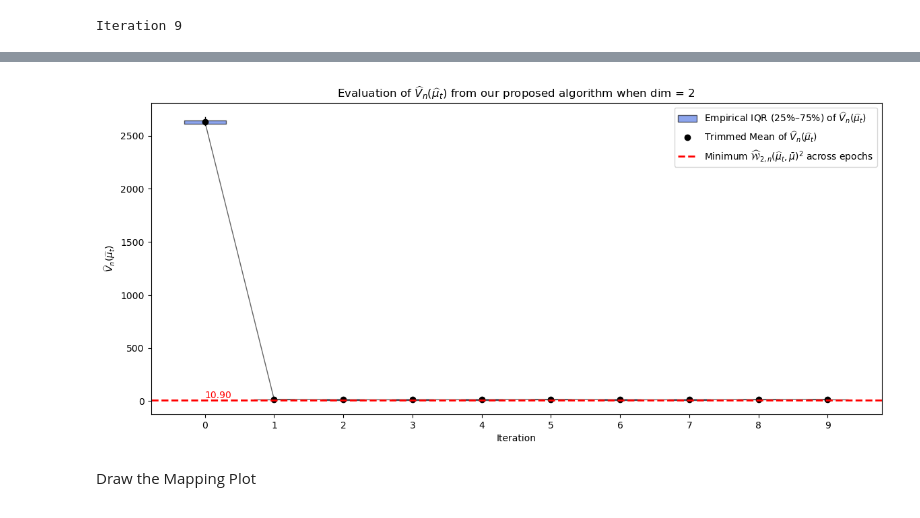
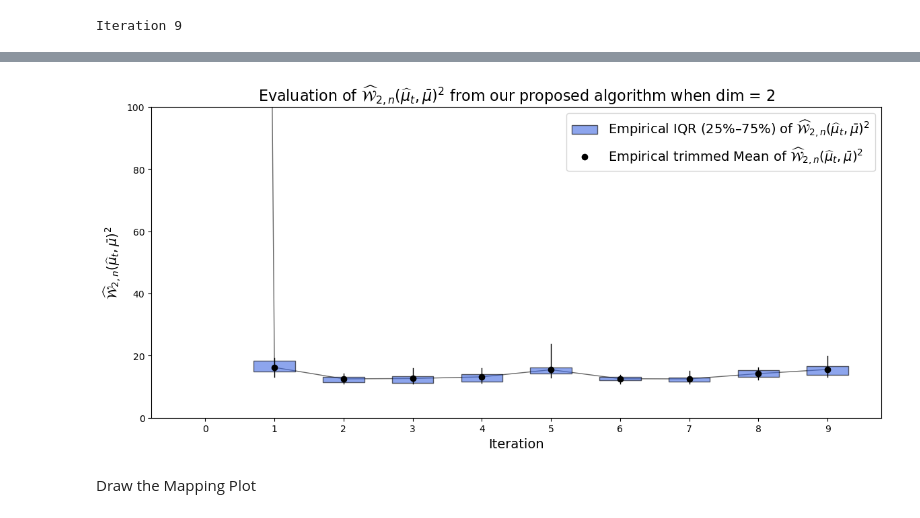
Before and after one commit to CHENZeyi1101/WB_Algo, a Jupyter notebook: Stochastic_FP/Notebooks/plot_manipulate_dim2.ipynb, the cells around one changed output, grey strips where cells are left out. Drawn from its saved outputs; the diff is of its cells as text; code cells hidden in the pictures.

```diff
--- a/Stochastic_FP/Notebooks/plot_manipulate_dim2.ipynb
+++ b/Stochastic_FP/Notebooks/plot_manipulate_dim2.ipynb
@@ -235,5 +380,0 @@ True V value: 5411.624586054706 [5299.090330435885, 5507.67100744824]
-# %%
-with open(f"{V_value_dir}/V_values_iter_0.pkl", "rb") as V_values_file:
-        V_values_iter = pickle.load(V_values_file)
-
-V_values_iter
@@ -294,20 +414,21 @@ for iter in range(10):
                     label=label)
 
     # Draw trimmed mean
-    plt.plot(iter, trimmed_mean, 'o', color='black', markersize=6, label=r'Trimmed Mean of $\widehat{V}_n(\widehat{\mu}_t)$' if iter == 0 else "")
+    plt.plot(iter, trimmed_mean, 'o', color='black', markersize=6, label=r'Empirical trimmed mean of $\widehat{V}_n(\widehat{\mu}_t)$' if iter == 0 else "")
     trimmed_means.append(trimmed_mean)
 
 # Draw true V value
-plt.axhline(mean_true_V_dim2, color='red', linestyle='--', linewidth=2, label='True V Value')
+# plt.ylim(5000, 6000)
+plt.axhline(mean_true_V_dim2, color='red', linestyle='--', linewidth=2, label=r'Empirical trimmed mean of $\widehat{V}_n(\bar{\mu})$')
 plt.plot(range(10), trimmed_means,
          color='black', linestyle='-', linewidth=1, alpha=0.6, zorder=0)
-plt.axhspan(lb_dim2, ub_dim2, color='green', alpha=0.1, label=r'Empirical 90% central interval of $\widehat{V}_n(\bar{\mu})$')
+plt.axhspan(lb_dim2, ub_dim2, color='green', alpha=0.1, label=r'Empirical IQR (25%–75%) of $\widehat{V}_n(\bar{\mu})$')
 plt.xticks(ticks=range(10), labels=range(10))
 
-plt.xlabel('Iteration')
-plt.ylabel(r"$\widehat{V}_n(\widehat{\mu}_t)$")
-plt.title(r"Evaluation of $\widehat{V}_n(\widehat{\mu}_t)$ from our proposed algorithm when dim = 2")
-plt.legend()
+plt.xlabel('Iteration', fontsize=14)
+plt.ylabel(r"$\widehat{V}_n(\widehat{\mu}_t)$", fontsize=14)
+plt.title(r"Evaluation of $\widehat{V}_n(\widehat{\mu}_t)$ from our proposed algorithm when dim = 2", fontsize=16)
+plt.legend(fontsize=14)
 plt.savefig(f"{result_path}/V_values_convergence_SFP.png")
 plt.show()
 # %% [output]
@@ -335,46 +511,47 @@ for iter in range(10):
     max_val = np.max(trimmed_vals)
     all_values.append(trimmed_vals)
 
     box_width = 0.6
 
     # Draw "whiskers" from min to max
     plt.plot([iter, iter], [min_val, max_val], color='black', linewidth=1)
 
     # Only label the first box so legend doesn't repeat
-    label = r'Empirical IQR (25%–75%) of $\widehat{V}_n(\widehat{\mu}_t)$' if iter == 0 else None
+    label = r'Empirical IQR (25%–75%) of $\widehat{\mathcal{W}}_{2, n}(\widehat{\mu}_t, \bar{\mu})^2$' if iter == 0 else None
 
     plt.fill_between([iter - box_width/2, iter + box_width/2],
                     lower_quantile, upper_quantile,
                     color='royalblue', alpha=0.6,
                     edgecolor='black', linewidth=1,
                     label=label)
 
     # Draw trimmed mean
-    plt.plot(iter, trimmed_mean, 'o', color='black', markersize=6, label=r'Trimmed Mean of $\widehat{V}_n(\widehat{\mu}_t)$' if iter == 0 else "")
+    plt.plot(iter, trimmed_mean, 'o', color='black', markersize=6, label=r'Empirical trimmed Mean of $\widehat{\mathcal{W}}_{2, n}(\widehat{\mu}_t, \bar{\mu})^2$' if iter == 0 else "")
     trimmed_means.append(trimmed_mean)
 
 min_achieved = np.min([np.min(vals) for vals in all_values])
 # Draw true V value
 # plt.axhline(mean_true_V_dim2, color='red', linestyle='--', linewidth=2, label='True V Value')
-plt.axhline(min_achieved, color='red', linestyle='--', linewidth=2,
-            label=r'Minimum $\widehat{\mathcal{W}}_{2, n}(\widehat{\mu}_t, \bar{\mu})^2$ across epochs')
-# Add a label (adjust x-position if needed)
-plt.text(0, min_achieved,
-         f"{min_achieved:.2f}",  # format to 2 decimals
-         color='red', fontsize=10, va='bottom')
+# plt.axhline(min_achieved, color='red', linestyle='--', linewidth=2,
+#             label=r'Minimum $\widehat{\mathcal{W}}_{2, n}(\widehat{\mu}_t, \bar{\mu})^2$ across epochs')
+# # Add a label (adjust x-position if needed)
+# plt.text(0, min_achieved,
+#          f"{min_achieved:.2f}",  # format to 2 decimals
+#          color='red', fontsize=10, va='bottom')
+plt.ylim(0, 100)
 plt.plot(range(10), trimmed_means,
          color='black', linestyle='-', linewidth=1, alpha=0.6, zorder=0)
 # plt.axhspan(lb_dim2, ub_dim2, color='green', alpha=0.1, label=r'Empirical 90% central interval of $\widehat{V}_n(\bar{\mu})$')
 plt.xticks(ticks=range(10), labels=range(10))
 
-plt.xlabel('Iteration')
-plt.ylabel(r"$\widehat{V}_n(\widehat{\mu}_t)$")
-plt.title(r"Evaluation of $\widehat{V}_n(\widehat{\mu}_t)$ from our proposed algorithm when dim = 2")
-plt.legend()
+plt.xlabel('Iteration', fontsize=14)
+plt.ylabel(r"$\widehat{\mathcal{W}}_{2, n}(\widehat{\mu}_t, \bar{\mu})^2$", fontsize = 14)
+plt.title(r"Evaluation of $\widehat{\mathcal{W}}_{2, n}(\widehat{\mu}_t, \bar{\mu})^2$ from our proposed algorithm when dim = 2", fontsize = 16)
+plt.legend(fontsize = 14)
 plt.savefig(f"{result_path}/W2_to_true_convergence_SFP.png")
 plt.show()
 # %% [output]
-[figure, old version]
+[figure, new version]
 # %% [markdown]
 Draw the Mapping Plot
 # %%
```
Also changed, not shown: parts of 12 cells of this notebook, 51 other files.
